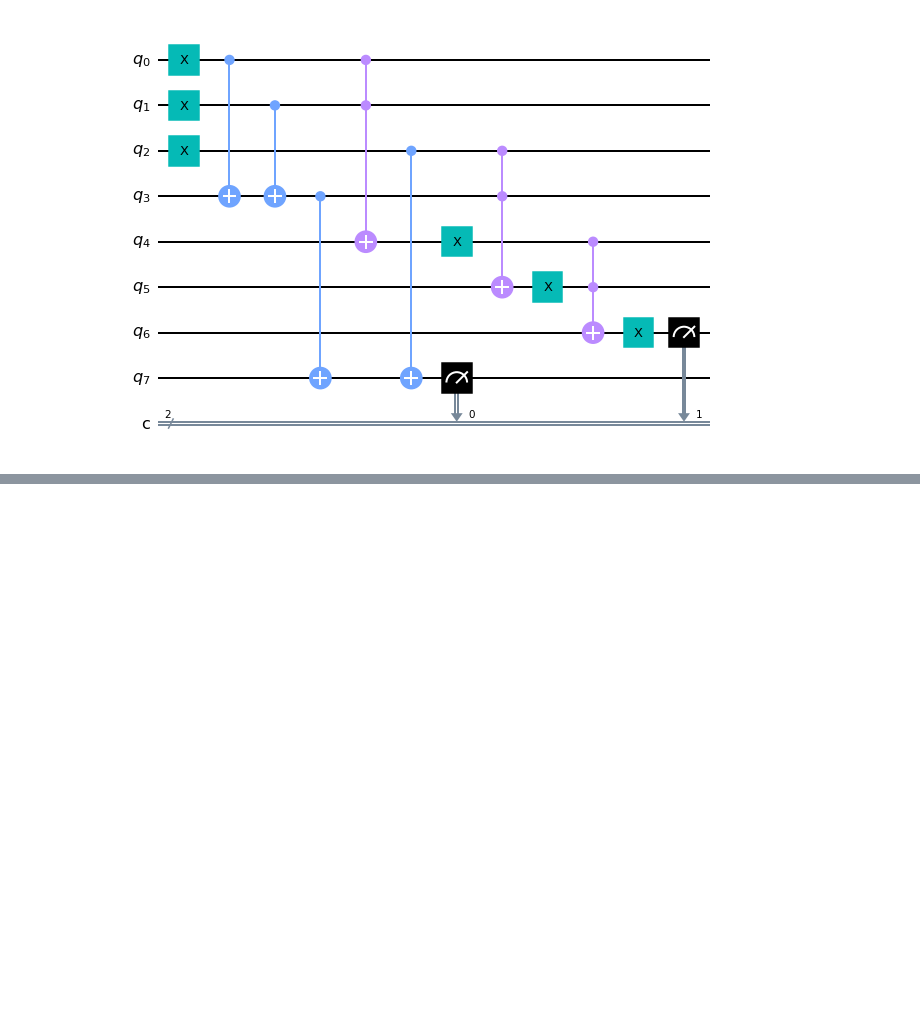
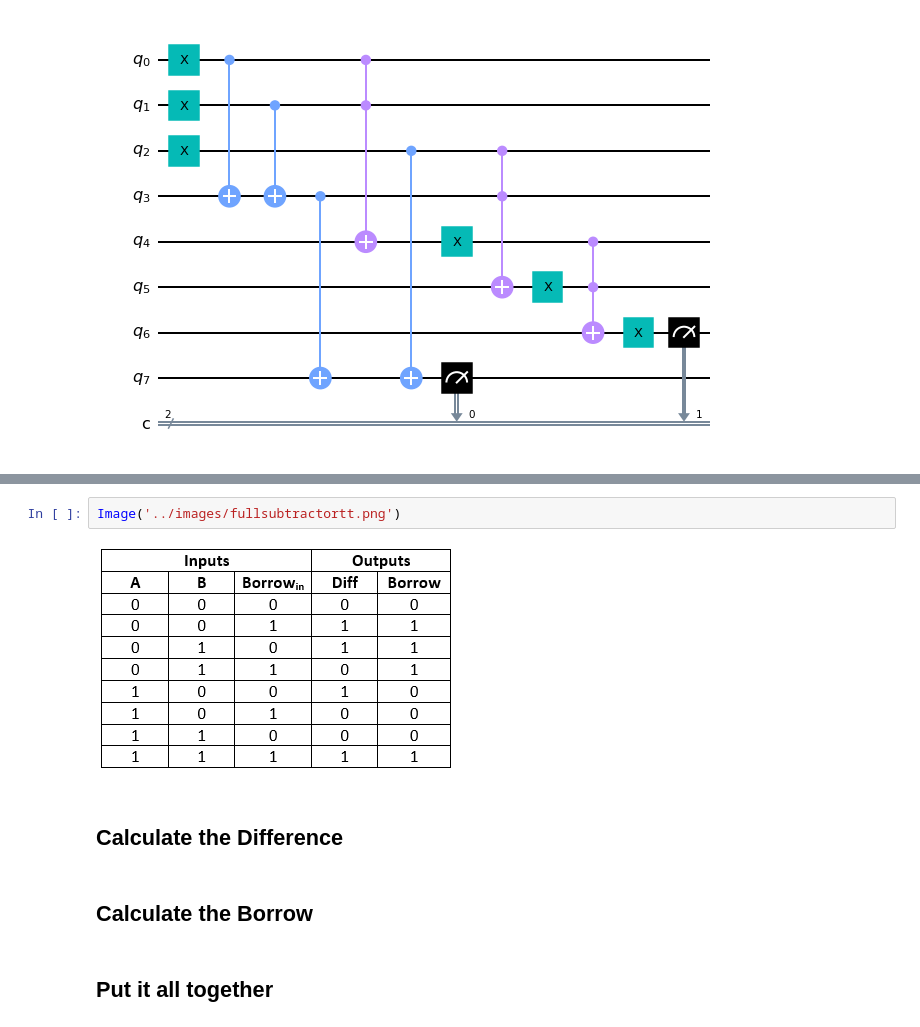
Before and after one commit to jesherjoshua/seds-quantum-computing, a Jupyter notebook: Simulator/some_circuits.ipynb, the cells around one changed output, grey strips where cells are left out. Cells and saved outputs as stored; diff of their text form; blank space fills up the shorter version.

```diff
--- a/Simulator/some_circuits.ipynb
+++ b/Simulator/some_circuits.ipynb
@@ -230,0 +237,10 @@ A       B       C       Diff    Borrow
+# %%
+Image('../images/fullsubtractortt.png')
+# %% [output]
+[figure, added]
+# %% [markdown]
+## Calculate the Difference
+# %% [markdown]
+## Calculate the Borrow
+# %% [markdown]
+## Put it all together
```
Also changed, not shown: parts of 3 cells of this notebook.
